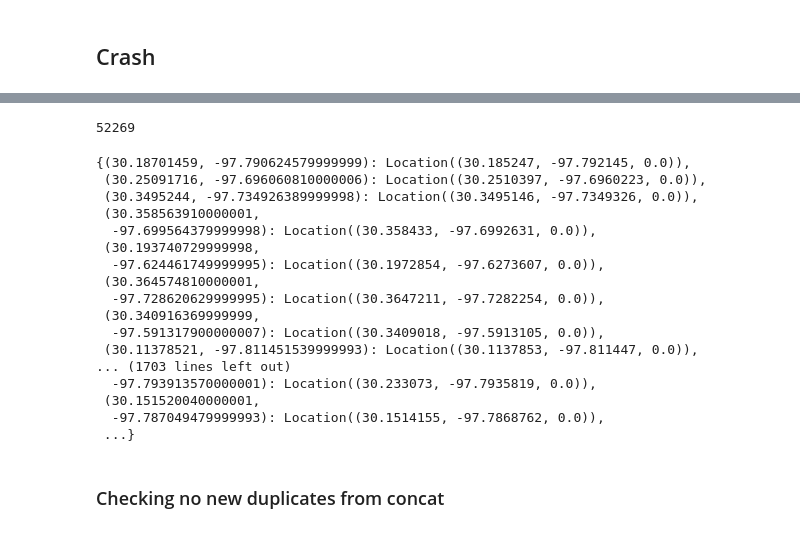
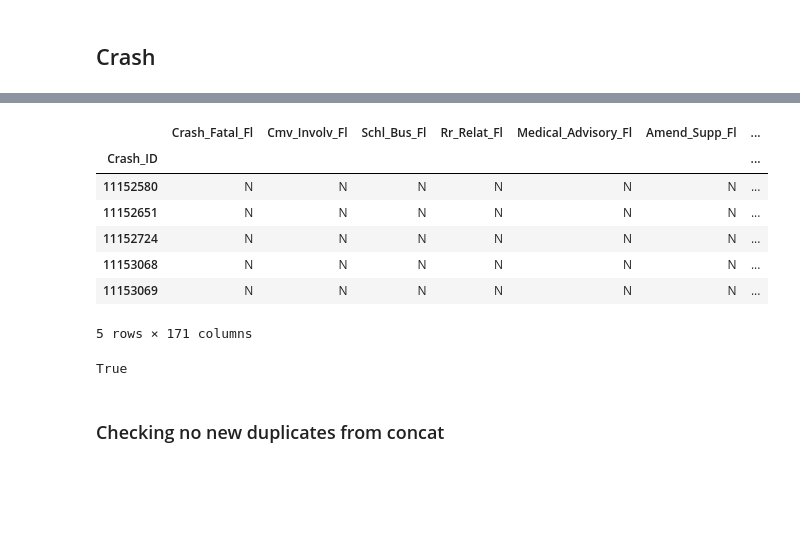
Before and after one commit to mtzaperas/capstone, a Jupyter notebook: model_EDA.ipynb, the cells around one changed output, grey strips where cells are left out. Cells and saved outputs as stored; diff of their text form; code cells hidden in the pictures; blank space fills up the shorter version.

```diff
--- a/model_EDA.ipynb
+++ b/model_EDA.ipynb
@@ -67,27 +76,3 @@ import cPickle as pickle
 
 with open('coordinates1.txt', 'w') as f:
     f.write(pickle.dumps(locations, -1))
-# %%
-len(locations)
-# %% [output]
-52269
-# %%
-locations
-# %% [output]
-{(30.18701459, -97.790624579999999): Location((30.185247, -97.792145, 0.0)),
- (30.25091716, -97.696060810000006): Location((30.2510397, -97.6960223, 0.0)),
- (30.3495244, -97.734926389999998): Location((30.3495146, -97.7349326, 0.0)),
- (30.358563910000001,
-  -97.699564379999998): Location((30.358433, -97.6992631, 0.0)),
- (30.193740729999998,
-  -97.624461749999995): Location((30.1972854, -97.6273607, 0.0)),
- (30.364574810000001,
-  -97.728620629999995): Location((30.3647211, -97.7282254, 0.0)),
- (30.340916369999999,
-  -97.591317900000007): Location((30.3409018, -97.5913105, 0.0)),
- (30.11378521, -97.811451539999993): Location((30.1137853, -97.811447, 0.0)),
-... (1703 lines left out)
-  -97.793913570000001): Location((30.233073, -97.7935819, 0.0)),
- (30.151520040000001,
-  -97.787049479999993): Location((30.1514155, -97.7868762, 0.0)),
- ...}
@@ -98,0 +86,16 @@ locations
+# %%
+crash.head()
+# %% [output]
+|  | Crash_Fatal_Fl | Cmv_Involv_Fl | Schl_Bus_Fl | Rr_Relat_Fl | Medical_Advisory_Fl | Amend_Supp_Fl | ... |
+| Crash_ID |  |  |  |  |  |  | ... |
+| 11152580 | N | N | N | N | N | N | ... |
+| 11152651 | N | N | N | N | N | N | ... |
+| 11152724 | N | N | N | N | N | N | ... |
+| 11153068 | N | N | N | N | N | N | ... |
+| 11153069 | N | N | N | N | N | N | ... |
+5 rows × 171 columns
+# %%
+if (crash.loc[11152580,'Latitude'], crash.loc[11152580,'Longitude']) in zip_codes:
+    print True
+# %% [output]
+True
```
Also changed, not shown: parts of 18 cells of this notebook, 2 other files.
